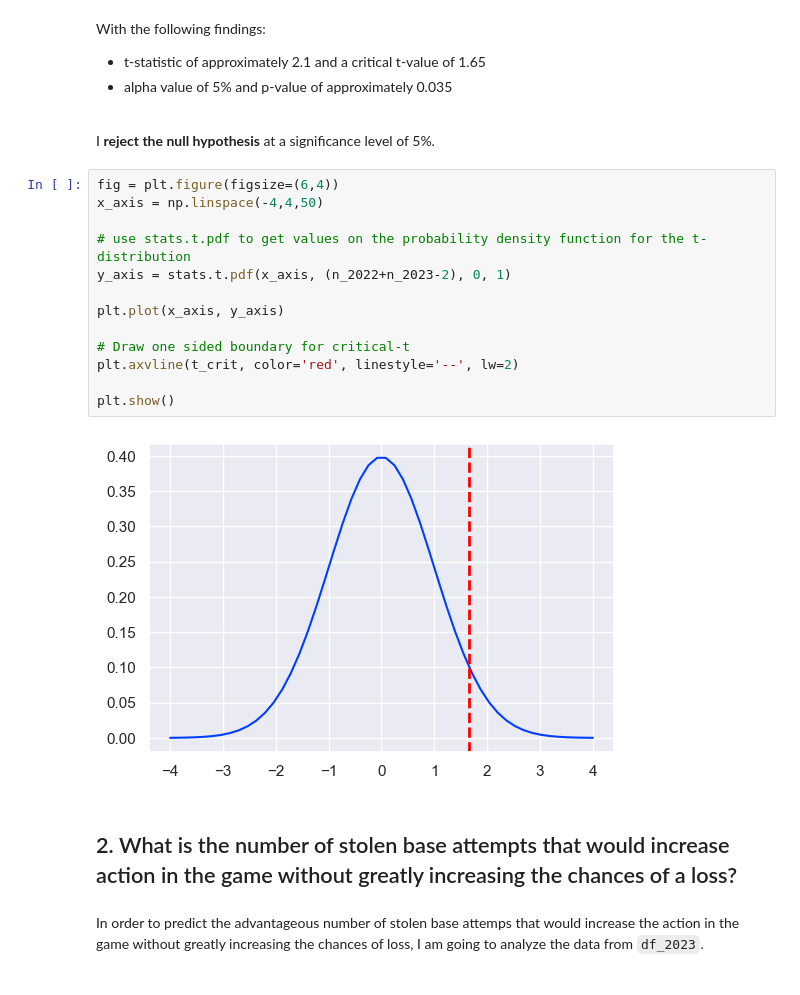
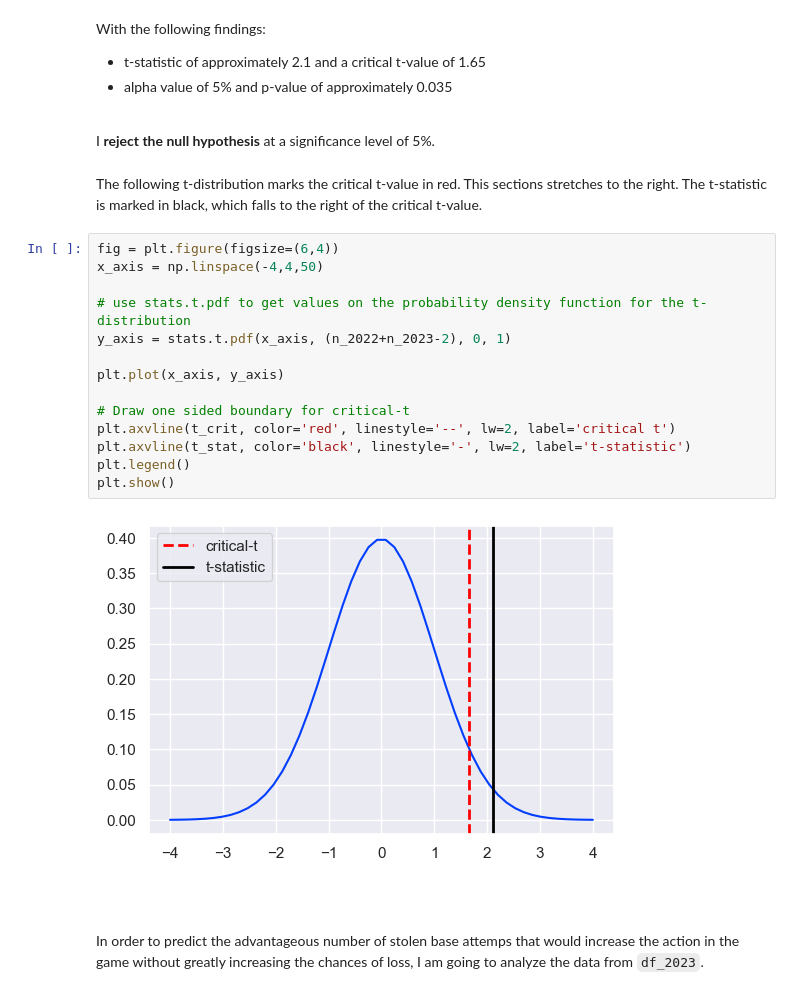
Before and after one commit to scarlettvalentin/mlb_stolen_bases, a Jupyter notebook: notebook.ipynb, the cells around one changed output. Drawn from its saved outputs; the diff is of its cells as text.

```diff
--- a/notebook.ipynb
+++ b/notebook.ipynb
@@ -259,23 +259,26 @@ With the following findings:
 <br>
 
 I **reject the null hypothesis** at a significance level of 5%.
+# %% [markdown]
+The following t-distribution marks the critical t-value in red. This sections stretches to the right. The t-statistic is marked in black, which falls to the right of the critical t-value.
 # %%
 fig = plt.figure(figsize=(6,4))
 x_axis = np.linspace(-4,4,50)
 
 # use stats.t.pdf to get values on the probability density function for the t-distribution
 y_axis = stats.t.pdf(x_axis, (n_2022+n_2023-2), 0, 1)
 
 plt.plot(x_axis, y_axis)
 
 # Draw one sided boundary for critical-t
-plt.axvline(t_crit, color='red', linestyle='--', lw=2)
-
+plt.axvline(t_crit, color='red', linestyle='--', lw=2, label='critical t')
+plt.axvline(t_stat, color='black', linestyle='-', lw=2, label='t-statistic')
+plt.legend()
 plt.show()
 # %% [output]
-[figure, old version]
+[figure, new version]
 # %% [markdown]
-## 2. What is the number of stolen base attempts that would increase action in the game without greatly increasing the chances of a loss?
+##
 # %% [markdown]
 In order to predict the advantageous number of stolen base attemps that would increase the action in the game without greatly increasing the chances of loss, I am going to analyze the data from `df_2023`.
 # %% [markdown]
```
Also changed, not shown: parts of 2 cells of this notebook.
